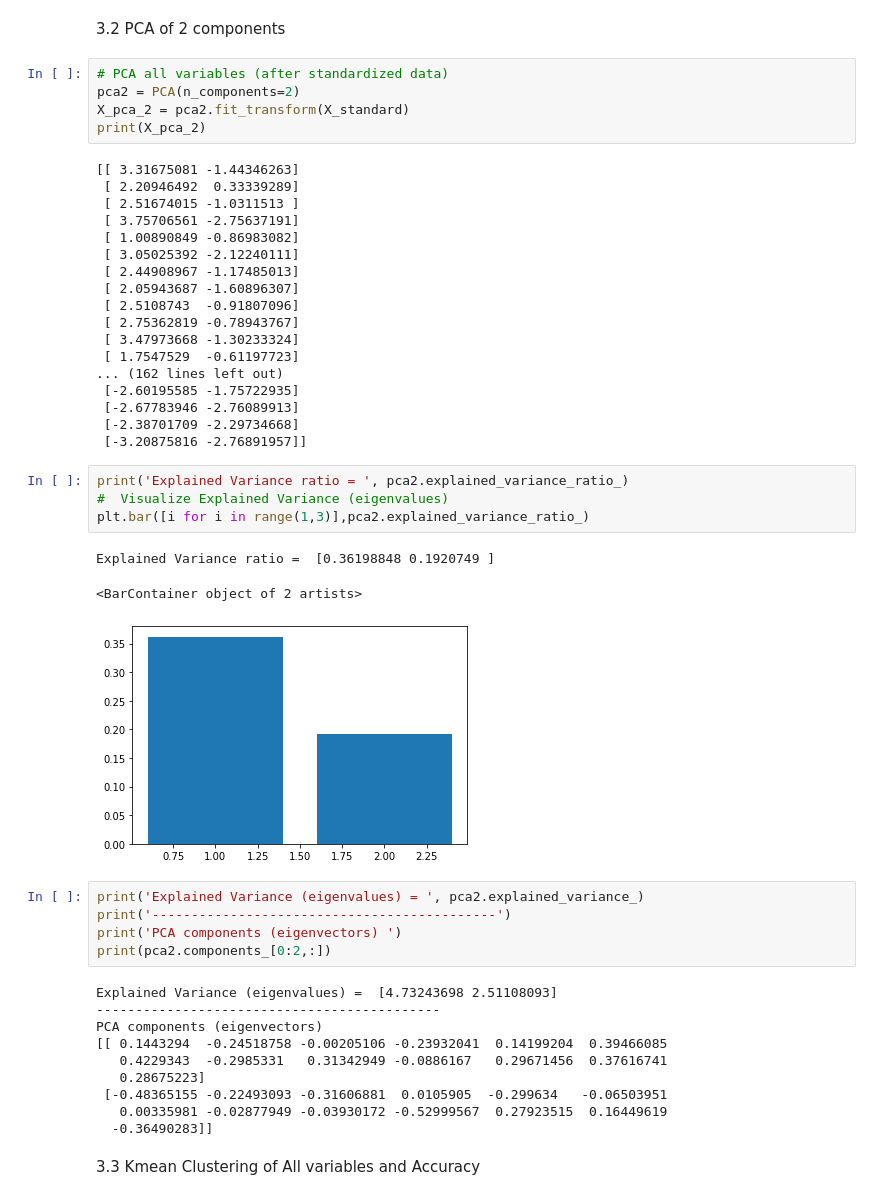
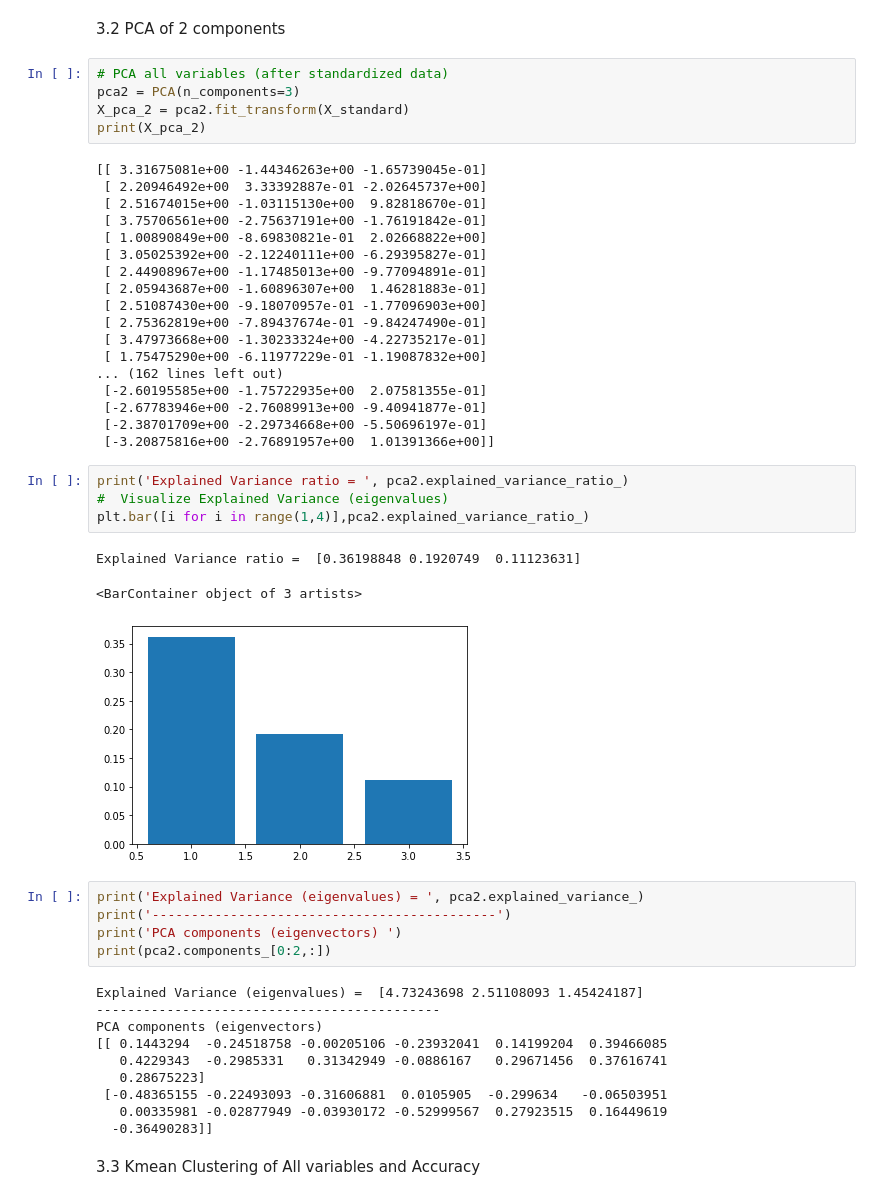
Before and after one commit to sumetsm/ML, a Jupyter notebook: PCA : Principal Component Analysis.ipynb, the cells around one changed output. Cells and saved outputs as stored; diff of their text form.

```diff
--- a/PCA : Principal Component Analysis.ipynb
+++ b/PCA : Principal Component Analysis.ipynb
@@ -127,42 +136,42 @@ PCA components (eigenvectors)
 3.2 PCA of 2 components
 # %%
 # PCA all variables (after standardized data)
-pca2 = PCA(n_components=2)
+pca2 = PCA(n_components=3)
 X_pca_2 = pca2.fit_transform(X_standard)
 print(X_pca_2)
 # %% [output]
-[[ 3.31675081 -1.44346263]
- [ 2.20946492  0.33339289]
- [ 2.51674015 -1.0311513 ]
- [ 3.75706561 -2.75637191]
- [ 1.00890849 -0.86983082]
- [ 3.05025392 -2.12240111]
- [ 2.44908967 -1.17485013]
- [ 2.05943687 -1.60896307]
- [ 2.5108743  -0.91807096]
- [ 2.75362819 -0.78943767]
- [ 3.47973668 -1.30233324]
- [ 1.7547529  -0.61197723]
+[[ 3.31675081e+00 -1.44346263e+00 -1.65739045e-01]
+ [ 2.20946492e+00  3.33392887e-01 -2.02645737e+00]
+ [ 2.51674015e+00 -1.03115130e+00  9.82818670e-01]
+ [ 3.75706561e+00 -2.75637191e+00 -1.76191842e-01]
+ [ 1.00890849e+00 -8.69830821e-01  2.02668822e+00]
+ [ 3.05025392e+00 -2.12240111e+00 -6.29395827e-01]
+ [ 2.44908967e+00 -1.17485013e+00 -9.77094891e-01]
+ [ 2.05943687e+00 -1.60896307e+00  1.46281883e-01]
+ [ 2.51087430e+00 -9.18070957e-01 -1.77096903e+00]
+ [ 2.75362819e+00 -7.89437674e-01 -9.84247490e-01]
+ [ 3.47973668e+00 -1.30233324e+00 -4.22735217e-01]
+ [ 1.75475290e+00 -6.11977229e-01 -1.19087832e+00]
 ... (162 lines left out)
- [-2.60195585 -1.75722935]
- [-2.67783946 -2.76089913]
- [-2.38701709 -2.29734668]
- [-3.20875816 -2.76891957]]
+ [-2.60195585e+00 -1.75722935e+00  2.07581355e-01]
+ [-2.67783946e+00 -2.76089913e+00 -9.40941877e-01]
+ [-2.38701709e+00 -2.29734668e+00 -5.50696197e-01]
+ [-3.20875816e+00 -2.76891957e+00  1.01391366e+00]]
 # %%
 print('Explained Variance ratio = ', pca2.explained_variance_ratio_)
 #  Visualize Explained Variance (eigenvalues)
-plt.bar([i for i in range(1,3)],pca2.explained_variance_ratio_)
+plt.bar([i for i in range(1,4)],pca2.explained_variance_ratio_)
 # %% [output]
-Explained Variance ratio =  [0.36198848 0.1920749 ]
+Explained Variance ratio =  [0.36198848 0.1920749  0.11123631]
-<BarContainer object of 2 artists>
+<BarContainer object of 3 artists>
-[figure, old version]
+[figure, new version]
 # %%
 print('Explained Variance (eigenvalues) = ', pca2.explained_variance_)
 print('--------------------------------------------')
 print('PCA components (eigenvectors) ')
 print(pca2.components_[0:2,:])
 # %% [output]
-Explained Variance (eigenvalues) =  [4.73243698 2.51108093]
+Explained Variance (eigenvalues) =  [4.73243698 2.51108093 1.45424187]
 --------------------------------------------
 PCA components (eigenvectors)
 [[ 0.1443294  -0.24518758 -0.00205106 -0.23932041  0.14199204  0.39466085
```
Also changed, not shown: parts of 3 cells of this notebook, 2 other files.
